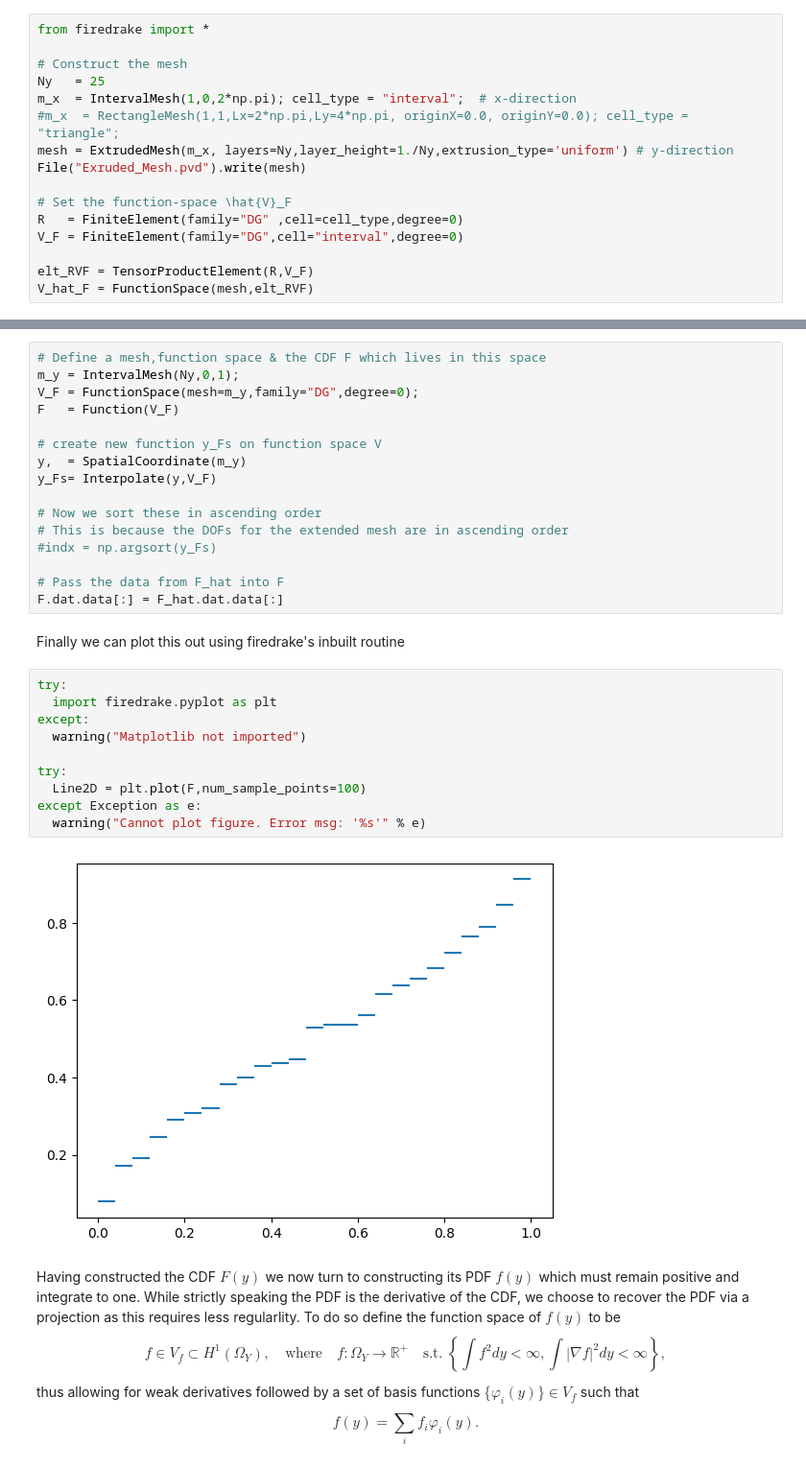
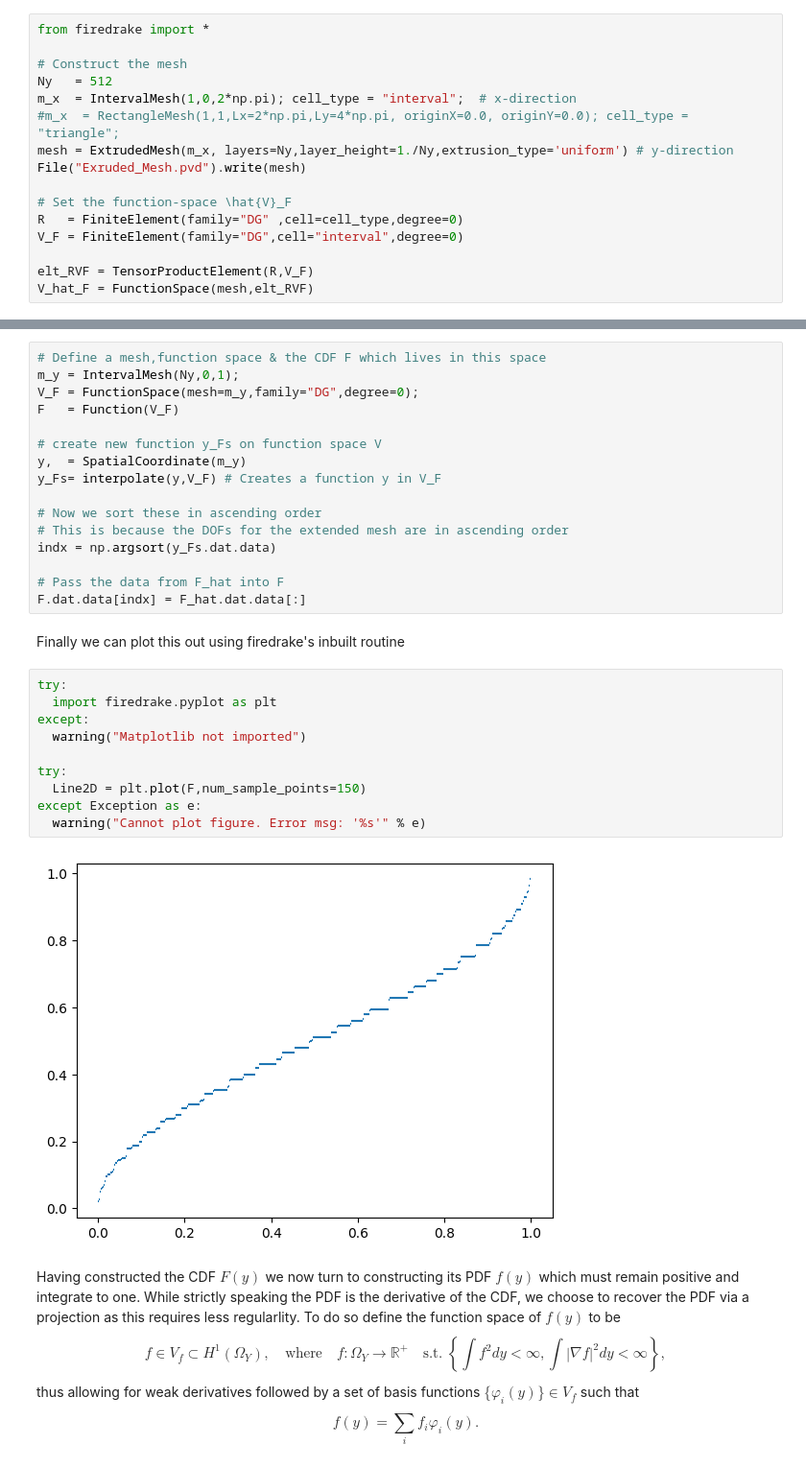
Before and after one commit to D-stratify/Numdf, a Jupyter notebook: PDF_Construction_using_extruded_mesh.ipynb, the cells around one changed output, grey strips where cells are left out. Shown at 96% size. Saved outputs shown, nothing was run; the diff lists cells and outputs as text.

```diff
--- a/PDF_Construction_using_extruded_mesh.ipynb
+++ b/PDF_Construction_using_extruded_mesh.ipynb
@@ -159,7 +159,7 @@ To realise these function spaces we will make use of the finite element code Fir
 from firedrake import *
 
 # Construct the mesh
-Ny   = 25
+Ny   = 512
 m_x  = IntervalMesh(1,0,2*np.pi); cell_type = "interval";  # x-direction
 #m_x  = RectangleMesh(1,1,Lx=2*np.pi,Ly=4*np.pi, originX=0.0, originY=0.0); cell_type = "triangle";
 mesh = ExtrudedMesh(m_x, layers=Ny,layer_height=1./Ny,extrusion_type='uniform') # y-direction
@@ -243,28 +243,28 @@ F   = Function(V_F)
 
 # create new function y_Fs on function space V
 y,  = SpatialCoordinate(m_y)
-y_Fs= Interpolate(y,V_F)
+y_Fs= interpolate(y,V_F) # Creates a function y in V_F
 
 # Now we sort these in ascending order
 # This is because the DOFs for the extended mesh are in ascending order
-#indx = np.argsort(y_Fs)
+indx = np.argsort(y_Fs.dat.data)
 
 # Pass the data from F_hat into F
-F.dat.data[:] = F_hat.dat.data[:]
+F.dat.data[indx] = F_hat.dat.data[:]
 # %% [markdown]
 Finally we can plot this out using firedrake's inbuilt routine
 # %%
 try:
   import firedrake.pyplot as plt
 except:
   warning("Matplotlib not imported")
 
 try:
-  Line2D = plt.plot(F,num_sample_points=100)
+  Line2D = plt.plot(F,num_sample_points=150)
 except Exception as e:
   warning("Cannot plot figure. Error msg: '%s'" % e)
 # %% [output]
-[figure, old version]
+[figure, new version]
 # %% [markdown]
 Having constructed the CDF $F(y)$ we now turn to constructing its PDF $f(y)$ which must remain positive and integrate to one. While strictly speaking the PDF is the derivative of the CDF, we choose to recover the PDF via a projection as this requires less regularlity. To do so define the function space of $f(y)$ to be
 \begin{equation*}
```
Also changed, not shown: parts of 1 cell of this notebook.
